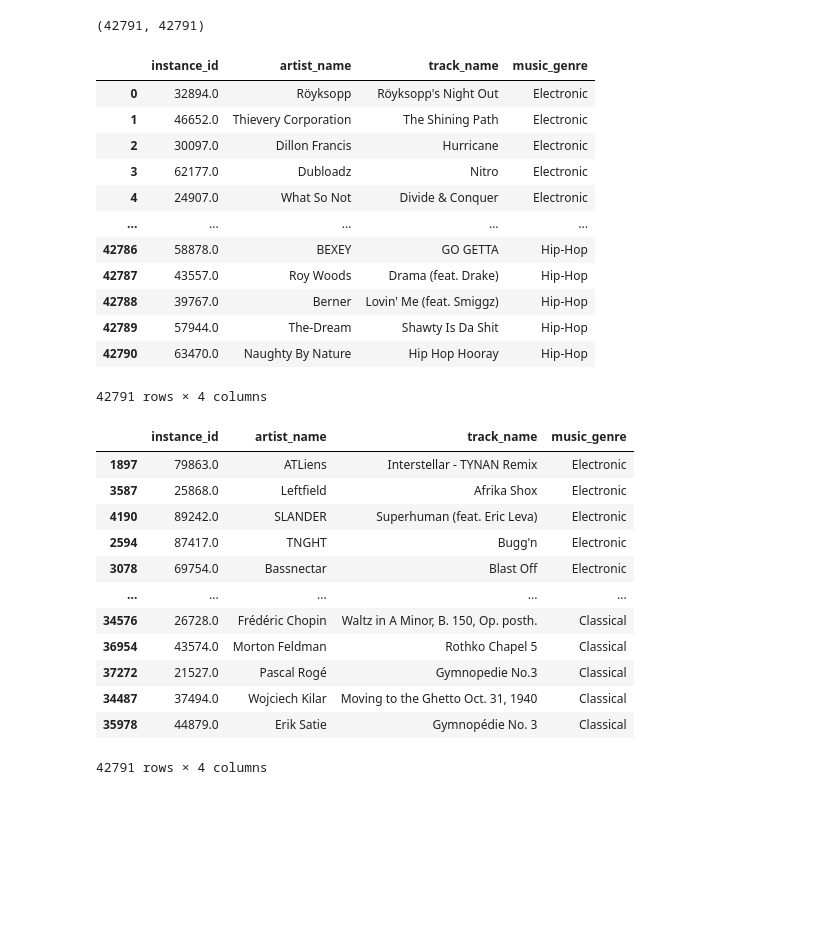
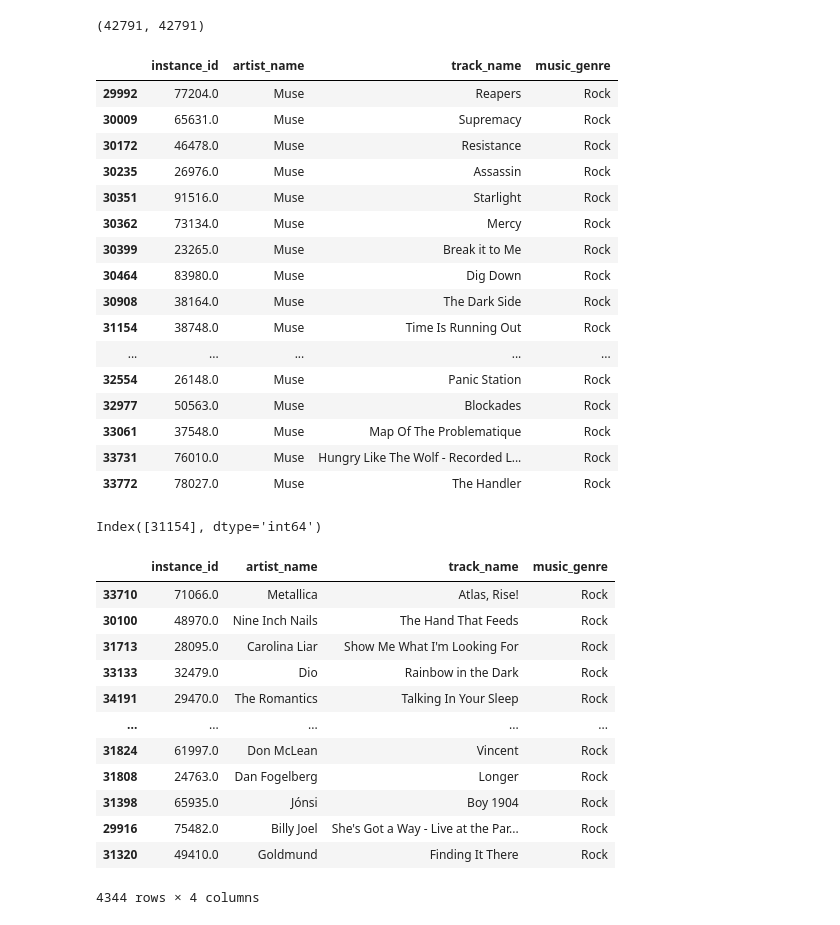
Before and after one commit to tristanpadiou/kaggle-music-genre-nn, a Jupyter notebook: music_recomendation_data.ipynb, the cells around one changed output. Drawn from its saved outputs; the diff is of its cells as text; code cells hidden in the pictures; blank space fills up the shorter version.

```diff
--- a/music_recomendation_data.ipynb
+++ b/music_recomendation_data.ipynb
@@ -151,19 +151,23 @@ cosine_sim =linear_kernel(data,data)
 cosine_sim.shape
 # %% [output]
 (42791, 42791)
-# %%
-songs
-# %% [output]
-|  | instance_id | artist_name | track_name | music_genre |
-| 0 | 32894.0 | Röyksopp | Röyksopp's Night Out | Electronic |
-| 1 | 46652.0 | Thievery Corporation | The Shining Path | Electronic |
-| 2 | 30097.0 | Dillon Francis | Hurricane | Electronic |
-| 3 | 62177.0 | Dubloadz | Nitro | Electronic |
-| 4 | 24907.0 | What So Not | Divide & Conquer | Electronic |
-| ... | ... | ... | ... | ... |
-| 42786 | 58878.0 | BEXEY | GO GETTA | Hip-Hop |
-| 42787 | 43557.0 | Roy Woods | Drama (feat. Drake) | Hip-Hop |
-| 42788 | 39767.0 | Berner | Lovin' Me (feat. Smiggz) | Hip-Hop |
-| 42789 | 57944.0 | The-Dream | Shawty Is Da Shit | Hip-Hop |
-| 42790 | 63470.0 | Naughty By Nature | Hip Hop Hooray | Hip-Hop |
-42791 rows × 4 columns
+# %%
+songs.loc[songs['artist_name']=='Muse']
+# %% [output]
+|  | instance_id | artist_name | track_name | music_genre |
+| 29992 | 77204.0 | Muse | Reapers | Rock |
+| 30009 | 65631.0 | Muse | Supremacy | Rock |
+| 30172 | 46478.0 | Muse | Resistance | Rock |
+| 30235 | 26976.0 | Muse | Assassin | Rock |
+| 30351 | 91516.0 | Muse | Starlight | Rock |
+| 30362 | 73134.0 | Muse | Mercy | Rock |
+| 30399 | 23265.0 | Muse | Break it to Me | Rock |
+| 30464 | 83980.0 | Muse | Dig Down | Rock |
+| 30908 | 38164.0 | Muse | The Dark Side | Rock |
+| 31154 | 38748.0 | Muse | Time Is Running Out | Rock |
+| ... | ... | ... | ... | ... |
+| 32554 | 26148.0 | Muse | Panic Station | Rock |
+| 32977 | 50563.0 | Muse | Blockades | Rock |
+| 33061 | 37548.0 | Muse | Map Of The Problematique | Rock |
+| 33731 | 76010.0 | Muse | Hungry Like The Wolf - Recorded L... | Rock |
+| 33772 | 78027.0 | Muse | The Handler | Rock |
@@ -172,3 +178,7 @@ song_idx=songs.loc[songs['instance_id']==30097.0].index
+# %%
+song_idx
+# %% [output]
+Index([31154], dtype='int64')
 # %%
 rec=pd.DataFrame(cosine_sim[song_idx])
 rec=rec.transpose()
@@ -176,18 +186,3 @@ score=rec.sort_values(by=0,ascending=False)
 similar=songs.iloc[score.index]
 # %%
 similar=songs.iloc[score.index]
-similar
-# %% [output]
-|  | instance_id | artist_name | track_name | music_genre |
-| 1897 | 79863.0 | ATLiens | Interstellar - TYNAN Remix | Electronic |
-| 3587 | 25868.0 | Leftfield | Afrika Shox | Electronic |
-| 4190 | 89242.0 | SLANDER | Superhuman (feat. Eric Leva) | Electronic |
-| 2594 | 87417.0 | TNGHT | Bugg'n | Electronic |
-| 3078 | 69754.0 | Bassnectar | Blast Off | Electronic |
-| ... | ... | ... | ... | ... |
-| 34576 | 26728.0 | Frédéric Chopin | Waltz in A Minor, B. 150, Op. posth. | Classical |
-| 36954 | 43574.0 | Morton Feldman | Rothko Chapel 5 | Classical |
-| 37272 | 21527.0 | Pascal Rogé | Gymnopedie No.3 | Classical |
-| 34487 | 37494.0 | Wojciech Kilar | Moving to the Ghetto Oct. 31, 1940 | Classical |
-| 35978 | 44879.0 | Erik Satie | Gymnopédie No. 3 | Classical |
-42791 rows × 4 columns
@@ -196,3 +196,19 @@ best_10=similar.loc[similar['music_genre']=='Electronic'][0:10]
+# %%
+best_10
+# %% [output]
+|  | instance_id | artist_name | track_name | music_genre |
+| 33710 | 71066.0 | Metallica | Atlas, Rise! | Rock |
+| 30100 | 48970.0 | Nine Inch Nails | The Hand That Feeds | Rock |
+| 31713 | 28095.0 | Carolina Liar | Show Me What I'm Looking For | Rock |
+| 33133 | 32479.0 | Dio | Rainbow in the Dark | Rock |
+| 34191 | 29470.0 | The Romantics | Talking In Your Sleep | Rock |
+| ... | ... | ... | ... | ... |
+| 31824 | 61997.0 | Don McLean | Vincent | Rock |
+| 31808 | 24763.0 | Dan Fogelberg | Longer | Rock |
+| 31398 | 65935.0 | Jónsi | Boy 1904 | Rock |
+| 29916 | 75482.0 | Billy Joel | She's Got a Way - Live at the Par... | Rock |
+| 31320 | 49410.0 | Goldmund | Finding It There | Rock |
+4344 rows × 4 columns
 # %%
 music_df.loc[music_df['instance_id']==best_10.iloc[0]['instance_id']]
 # %% [output]
```
Also changed, not shown: parts of 8 cells of this notebook.
